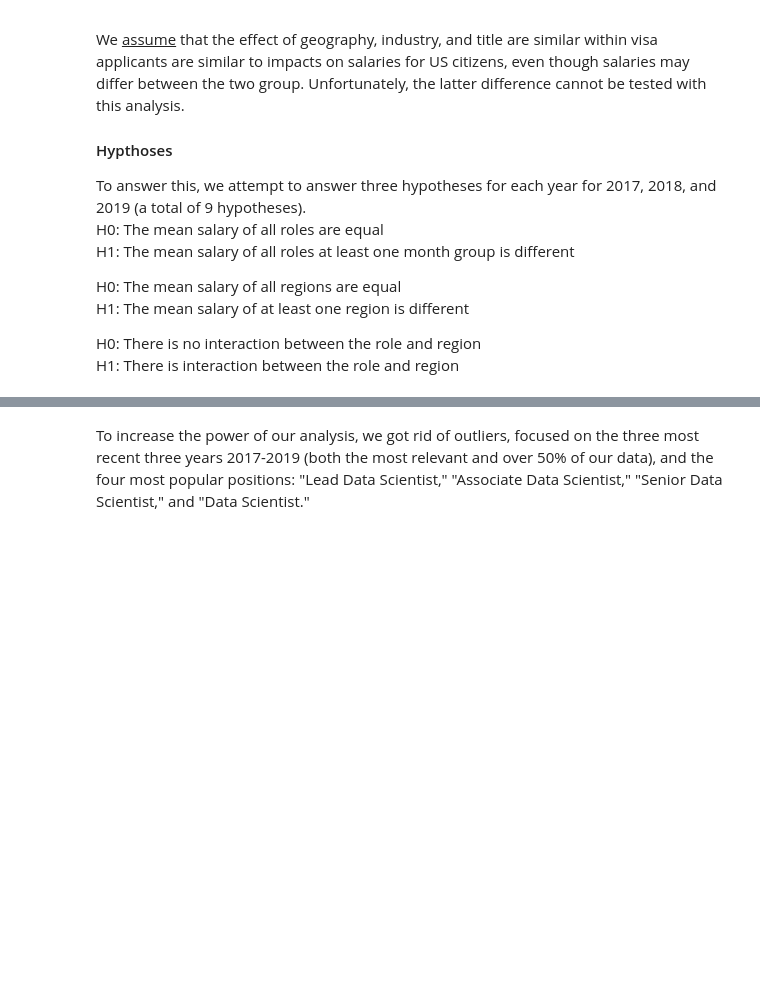
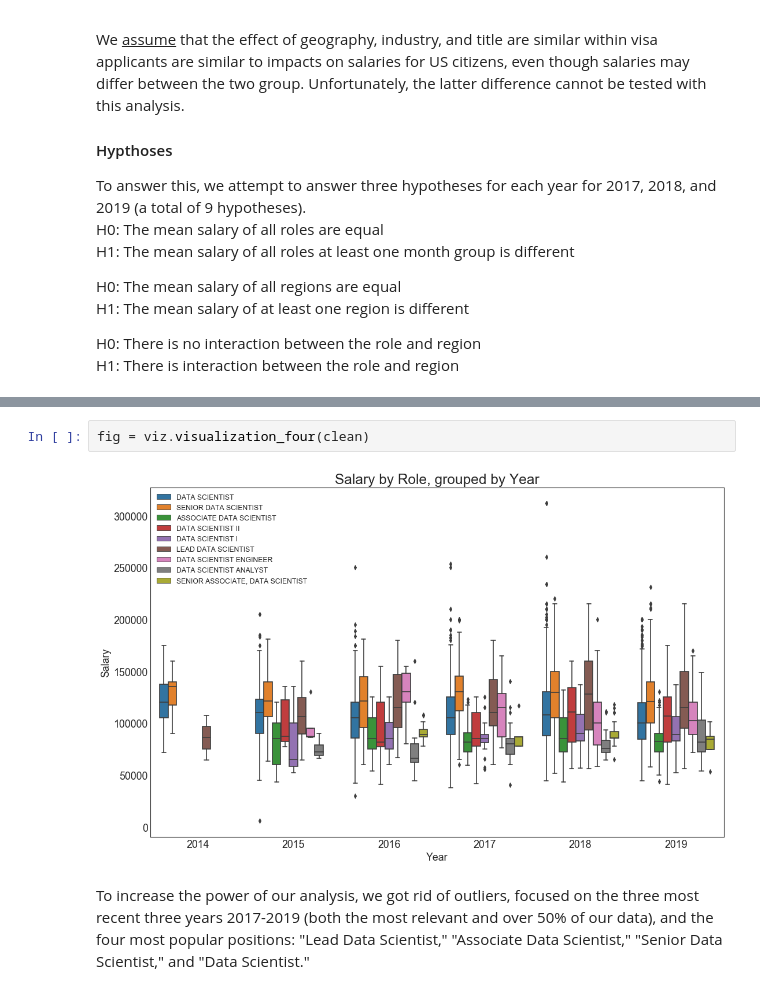
Before and after one commit to Jaboola9/Data_Scientist_Salaries_USA, a Jupyter notebook: hypothesis_testing.ipynb, the cells around one changed output, grey strips where cells are left out. Drawn from its saved outputs; the diff is of its cells as text; blank space fills up the shorter version.

```diff
--- a/hypothesis_testing.ipynb
+++ b/hypothesis_testing.ipynb
@@ -125,3 +65,7 @@ KeyError: 'Year'
+# %%
+fig = viz.visualization_four(clean)
+# %% [output]
+[figure, added]
 # %% [markdown]
 To increase the power of our analysis, we got rid of outliers, focused on the three most recent three years 2017-2019 (both the most relevant and over 50% of our data), and the four most popular positions: "Lead Data Scientist," "Associate Data Scientist," "Senior Data Scientist," and "Data Scientist."
 # %% [markdown]
```
Also changed, not shown: parts of 7 cells of this notebook, 7 other files.
